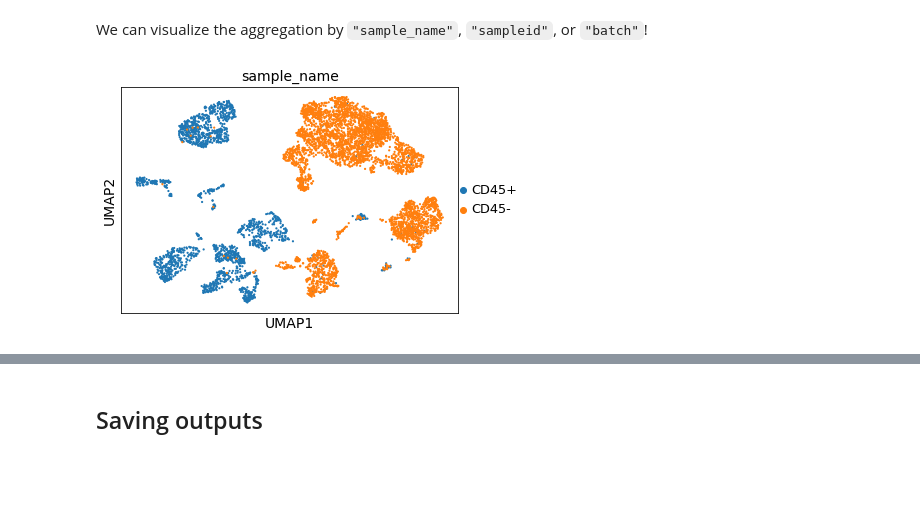
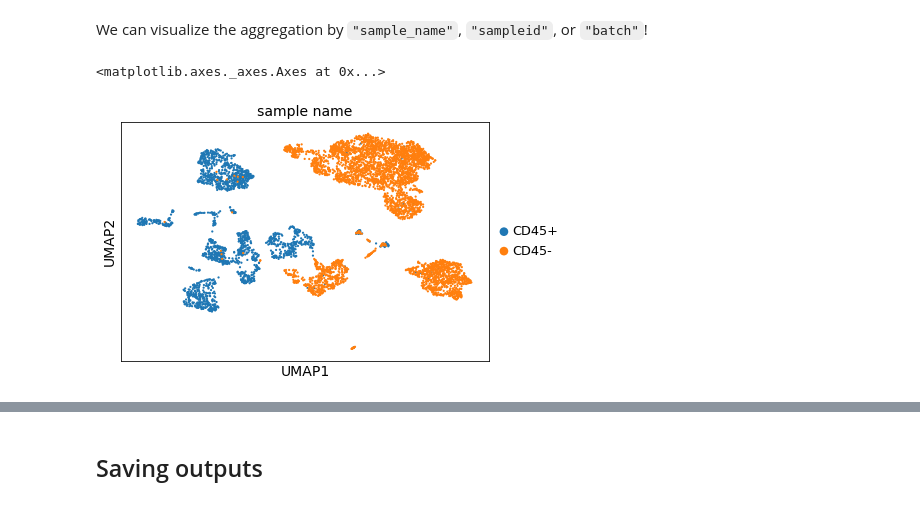
Before and after one commit to TheJacksonLaboratory/scanpy_recipes, a Jupyter notebook: examples/Analysis-Template_aggregation.ipynb, the cells around one changed output, grey strips where cells are left out. Cells and saved outputs as stored; diff of their text form; code cells hidden in the pictures; blank space fills up the shorter version.

```diff
--- a/examples/Analysis-Template_aggregation.ipynb
+++ b/examples/Analysis-Template_aggregation.ipynb
@@ -253,9 +253,10 @@ computing UMAP
 # %% [markdown]
 We can visualize the aggregation by `"sample_name"`, `"sampleid"`, or `"batch"`!
 # %%
-batch_fig = sc.pl.umap(adata_redux, color="sample_name", show=False).figure
+sc.pl.scatter(adata_redux, basis="umap", color="sample_name", show=False)
 # %% [output]
+<matplotlib.axes._axes.Axes at 0x...>
-[figure, old version]
+[figure, new version]
 # %%
 sc.tl.cluster(adata_redux,)
 # %% [output]
```
Also changed, not shown: parts of 9 cells of this notebook, 10 other files.
